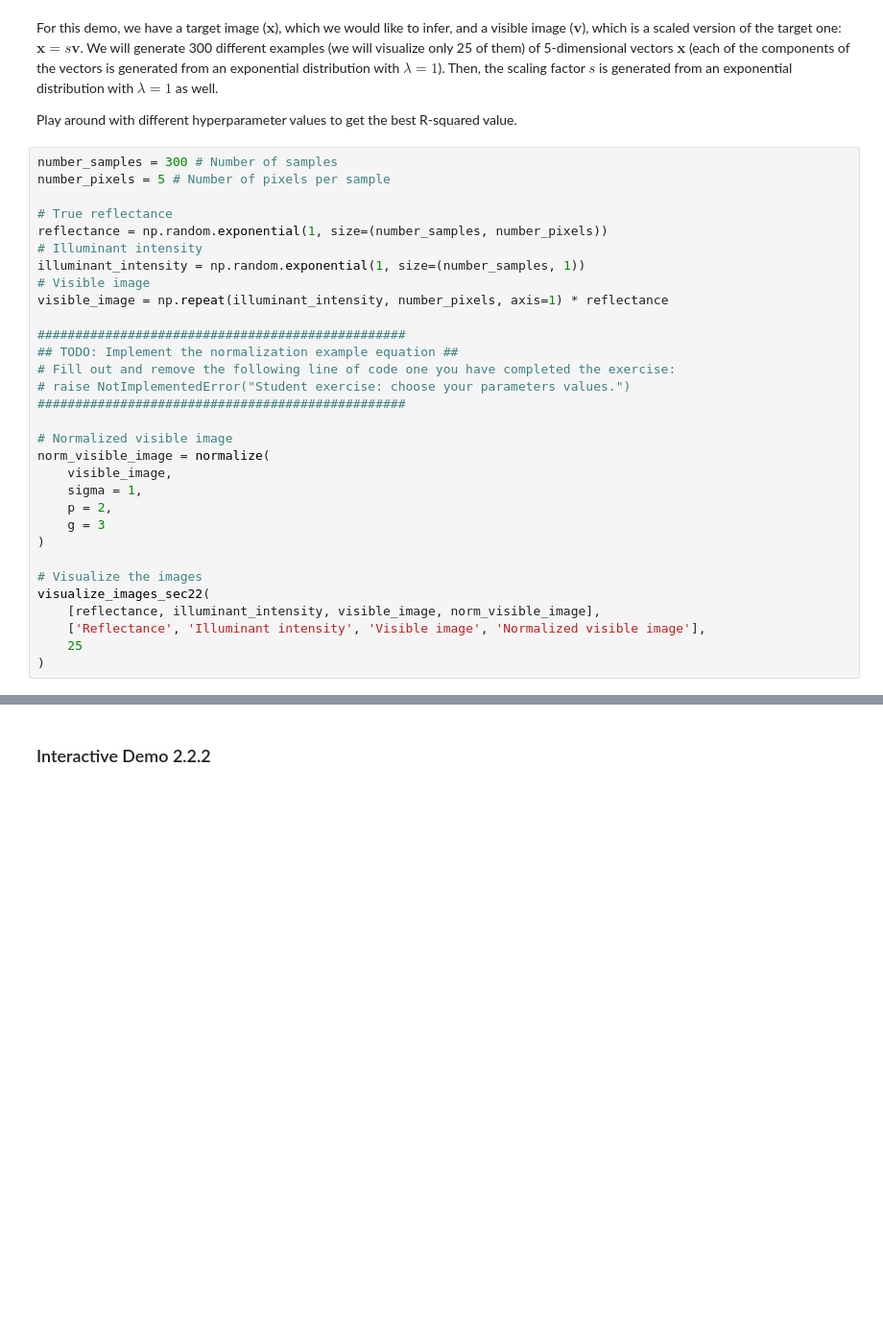
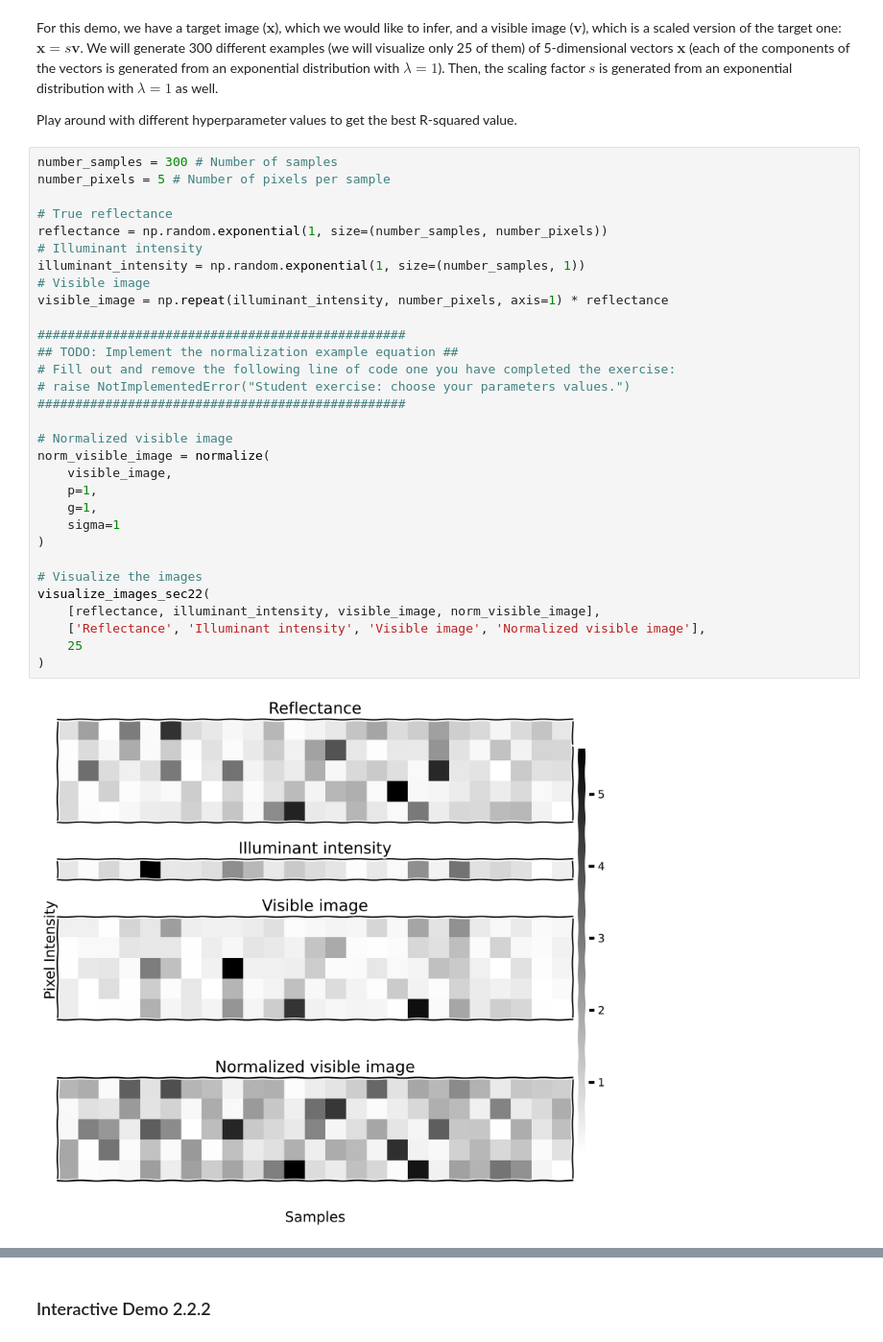
Before and after one commit to antmaxi/neuroAI-neuromatch, a Jupyter notebook: W1D5_Tutorial2.ipynb, the cells around one changed output, grey strips where cells are left out. Shown at 96% size. Drawn from its saved outputs; the diff is of its cells as text; blank space fills up the shorter version.

```diff
--- a/W1D5_Tutorial2.ipynb
+++ b/W1D5_Tutorial2.ipynb
@@ -1481,34 +1476,36 @@ Play around with different hyperparameter values to get the best R-squared value
 # %%
 number_samples = 300 # Number of samples
 number_pixels = 5 # Number of pixels per sample
 
 # True reflectance
 reflectance = np.random.exponential(1, size=(number_samples, number_pixels))
 # Illuminant intensity
 illuminant_intensity = np.random.exponential(1, size=(number_samples, 1))
 # Visible image
 visible_image = np.repeat(illuminant_intensity, number_pixels, axis=1) * reflectance
 
 #################################################
 ## TODO: Implement the normalization example equation ##
 # Fill out and remove the following line of code one you have completed the exercise:
 # raise NotImplementedError("Student exercise: choose your parameters values.")
 #################################################
 
 # Normalized visible image
 norm_visible_image = normalize(
     visible_image,
-    sigma = 1,
-    p = 2,
-    g = 3
+    p=1,
+    g=1,
+    sigma=1
 )
 
 # Visualize the images
 visualize_images_sec22(
     [reflectance, illuminant_intensity, visible_image, norm_visible_image],
     ['Reflectance', 'Illuminant intensity', 'Visible image', 'Normalized visible image'],
     25
 )
+# %% [output]
+[figure, added]
 # %% [markdown]
 [*Click for solution*](https://github.com/neuromatch/NeuroAI_Course/tree/main/tutorials/W1D5_Microcircuits/solutions/W1D5_Tutorial2_Solution_9b3b7306.py)
 
```
Also changed, not shown: parts of 13 cells of this notebook.
